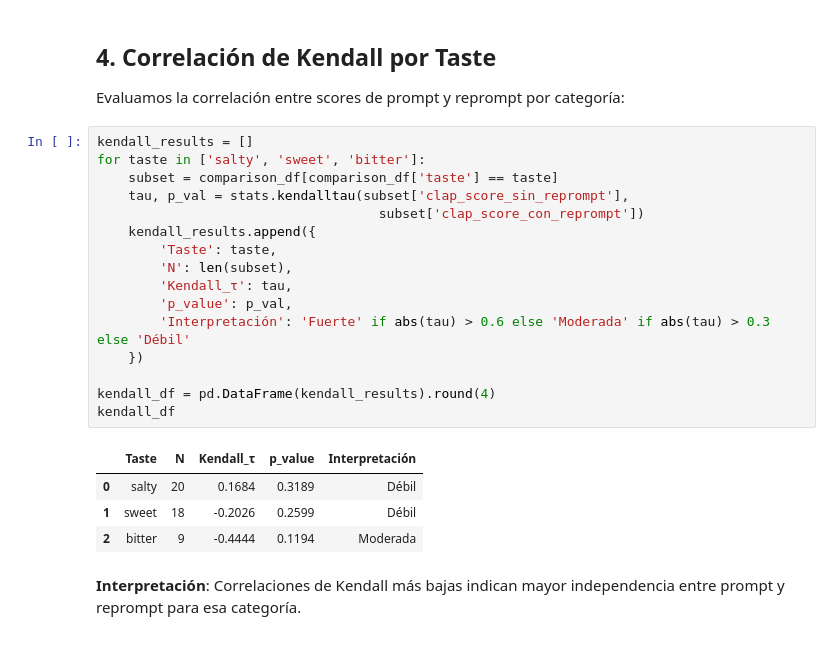
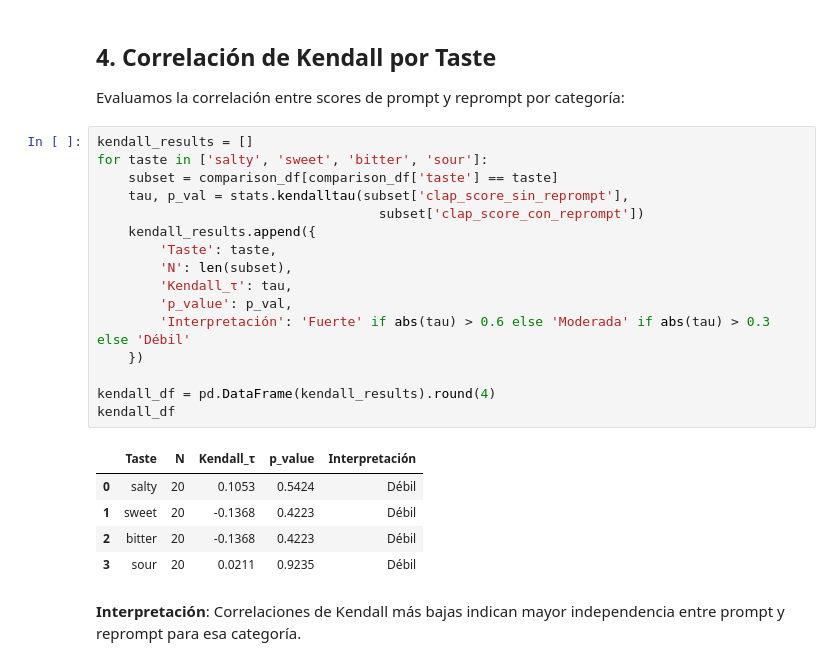
Before and after one commit to audioreprompt-org/audio_reprompt, a Jupyter notebook: models/notebooks/analisis_clap_scores_taste.ipynb, the cells around one changed output. Drawn from its saved outputs; the diff is of its cells as text.

```diff
--- a/models/notebooks/analisis_clap_scores_taste.ipynb
+++ b/models/notebooks/analisis_clap_scores_taste.ipynb
@@ -200,25 +200,26 @@ plt.show()
 Evaluamos la correlación entre scores de prompt y reprompt por categoría:
 # %%
 kendall_results = []
-for taste in ['salty', 'sweet', 'bitter']:
+for taste in ['salty', 'sweet', 'bitter', 'sour']:
     subset = comparison_df[comparison_df['taste'] == taste]
     tau, p_val = stats.kendalltau(subset['clap_score_sin_reprompt'],
                                     subset['clap_score_con_reprompt'])
     kendall_results.append({
         'Taste': taste,
         'N': len(subset),
         'Kendall_τ': tau,
         'p_value': p_val,
         'Interpretación': 'Fuerte' if abs(tau) > 0.6 else 'Moderada' if abs(tau) > 0.3 else 'Débil'
     })
 
 kendall_df = pd.DataFrame(kendall_results).round(4)
 kendall_df
 # %% [output]
 |  | Taste | N | Kendall_τ | p_value | Interpretación |
-| 0 | salty | 20 | 0.1684 | 0.3189 | Débil |
-| 1 | sweet | 18 | -0.2026 | 0.2599 | Débil |
-| 2 | bitter | 9 | -0.4444 | 0.1194 | Moderada |
+| 0 | salty | 20 | 0.1053 | 0.5424 | Débil |
+| 1 | sweet | 20 | -0.1368 | 0.4223 | Débil |
+| 2 | bitter | 20 | -0.1368 | 0.4223 | Débil |
+| 3 | sour | 20 | 0.0211 | 0.9235 | Débil |
 # %% [markdown]
 **Interpretación**: Correlaciones de Kendall más bajas indican mayor independencia entre prompt y reprompt para esa categoría.
 # %% [markdown]
```
Also changed, not shown: parts of 9 cells of this notebook, 4 other files.
